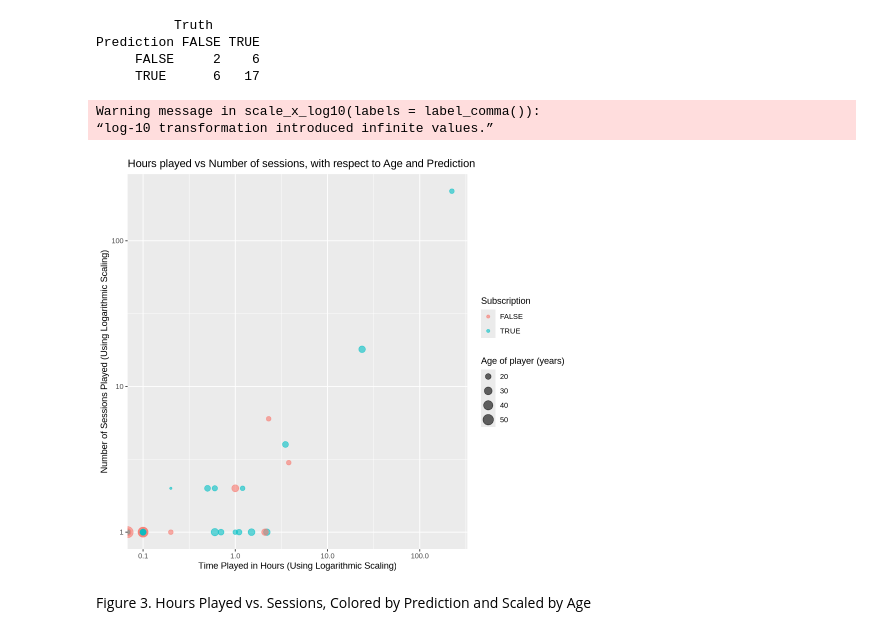
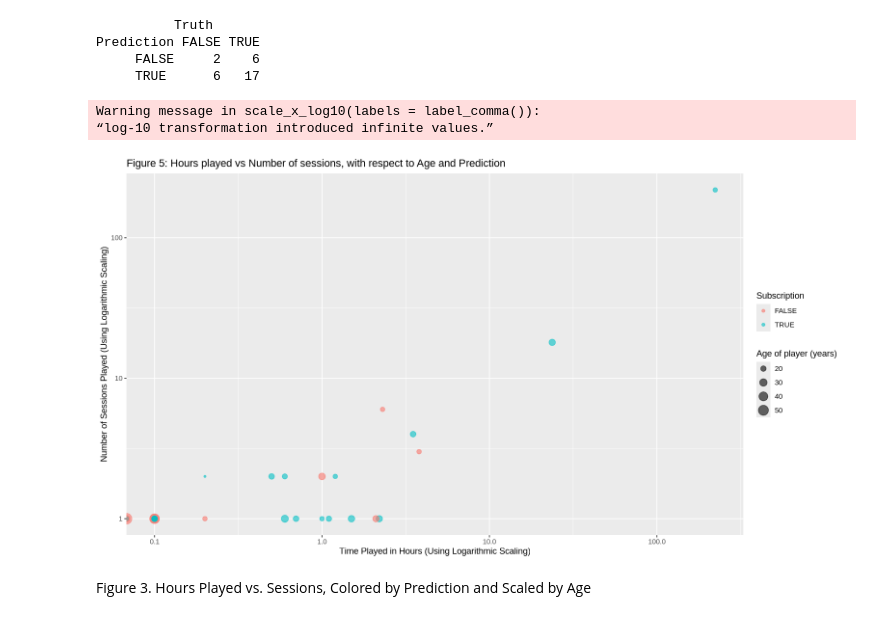
Before and after one commit to kendra2070/group_project, a Jupyter notebook: project_16.ipynb, the cells around one changed output. Cells and saved outputs as stored; diff of their text form; code cells hidden in the pictures.

```diff
--- a/project_16.ipynb
+++ b/project_16.ipynb
@@ -253,19 +266,19 @@ Prediction FALSE TRUE
 # %%
 preforming_plot <- data_for_plot|>
     ggplot(aes(x = played_hours, y = sessions_played, size = age, colour = predicted_correct)) +
     geom_point(alpha = 0.6) +
     labs(x = "Time Played in Hours (Using Logarithmic Scaling)",
          y = "Number of Sessions Played (Using Logarithmic Scaling)",
          size = "Age of player (years)",
          colour = "Subscription") +
-    ggtitle("Hours played vs Number of sessions, with respect to Age and Prediction") +
+    ggtitle("Figure 5: Hours played vs Number of sessions, with respect to Age and Prediction") +
     scale_x_log10(labels = label_comma()) +
     scale_y_log10(labels = label_comma())
 preforming_plot
 # %% [output]
 Warning message in scale_x_log10(labels = label_comma()):
 “log-10 transformation introduced infinite values.”
-[figure, old version]
+[figure, new version]
 # %% [markdown]
 Figure 3. Hours Played vs. Sessions, Colored by Prediction and Scaled by Age
 # %%
```
Also changed, not shown: parts of 18 cells of this notebook.
